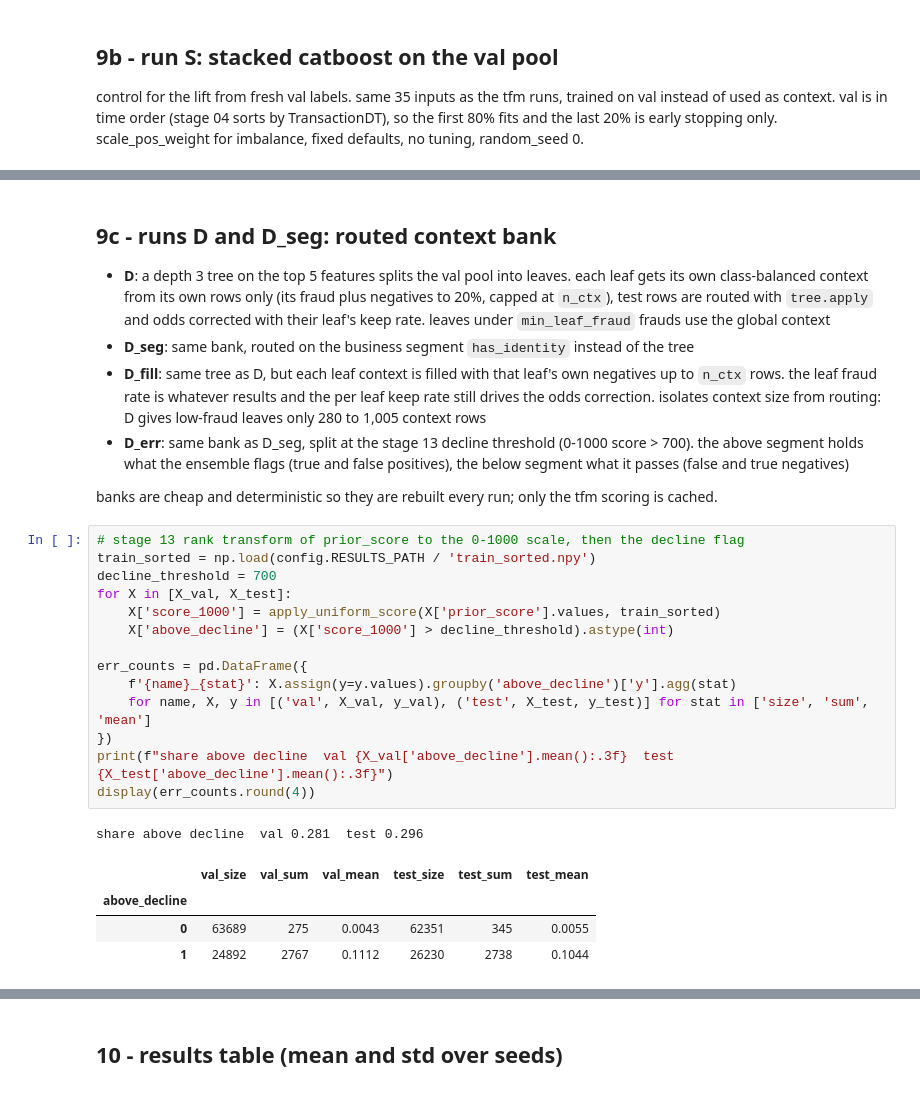
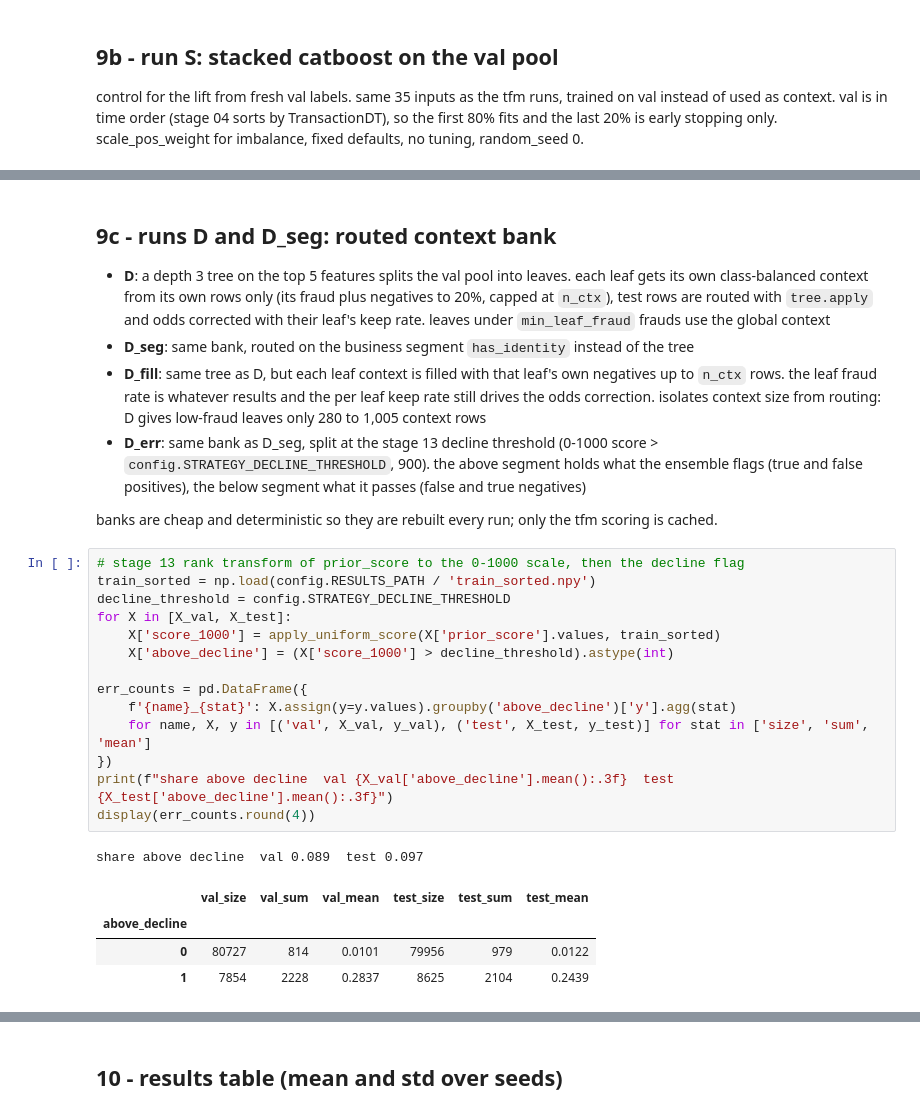
Before and after one commit to TimFlocke/fraud_model, a Jupyter notebook: notebooks/14_tfm_context.ipynb, the cells around one changed output, grey strips where cells are left out. Saved outputs shown, nothing was run; the diff lists cells and outputs as text.

```diff
--- a/notebooks/14_tfm_context.ipynb
+++ b/notebooks/14_tfm_context.ipynb
@@ -345,30 +345,30 @@ S seed 0  pr_auc 0.5579  roc_auc 0.9192  fit 3.2s  predict 0.0s
 - **D_fill**: same tree as D, but each leaf context is filled with that leaf's own negatives up to `n_ctx` rows.
   the leaf fraud rate is whatever results and the per leaf keep rate still drives the odds correction.
   isolates context size from routing: D gives low-fraud leaves only 280 to 1,005 context rows
-- **D_err**: same bank as D_seg, split at the stage 13 decline threshold (0-1000 score > 700). the above segment holds
+- **D_err**: same bank as D_seg, split at the stage 13 decline threshold (0-1000 score > `config.STRATEGY_DECLINE_THRESHOLD`, 900). the above segment holds
   what the ensemble flags (true and false positives), the below segment what it passes (false and true negatives)
 
 banks are cheap and deterministic so they are rebuilt every run; only the tfm scoring is cached.
 # %%
 # stage 13 rank transform of prior_score to the 0-1000 scale, then the decline flag
 train_sorted = np.load(config.RESULTS_PATH / 'train_sorted.npy')
-decline_threshold = 700
+decline_threshold = config.STRATEGY_DECLINE_THRESHOLD
 for X in [X_val, X_test]:
     X['score_1000'] = apply_uniform_score(X['prior_score'].values, train_sorted)
     X['above_decline'] = (X['score_1000'] > decline_threshold).astype(int)
 
 err_counts = pd.DataFrame({
     f'{name}_{stat}': X.assign(y=y.values).groupby('above_decline')['y'].agg(stat)
     for name, X, y in [('val', X_val, y_val), ('test', X_test, y_test)] for stat in ['size', 'sum', 'mean']
 })
 print(f"share above decline  val {X_val['above_decline'].mean():.3f}  test {X_test['above_decline'].mean():.3f}")
 display(err_counts.round(4))
 # %% [output]
-share above decline  val 0.281  test 0.296
+share above decline  val 0.089  test 0.097
 |  | val_size | val_sum | val_mean | test_size | test_sum | test_mean |
 | above_decline |  |  |  |  |  |  |
-| 0 | 63689 | 275 | 0.0043 | 62351 | 345 | 0.0055 |
-| 1 | 24892 | 2767 | 0.1112 | 26230 | 2738 | 0.1044 |
+| 0 | 80727 | 814 | 0.0101 | 79956 | 979 | 0.0122 |
+| 1 | 7854 | 2228 | 0.2837 | 8625 | 2104 | 0.2439 |
 # %%
 # run -> (segment_col, fill_to_n_ctx)
 bank_runs = {'D': (None, False), 'D_seg': ('has_identity', False), 'D_fill': (None, True), 'D_err': ('above_decline', False)}
```
Also changed, not shown: parts of 13 cells of this notebook, 4 other files.
